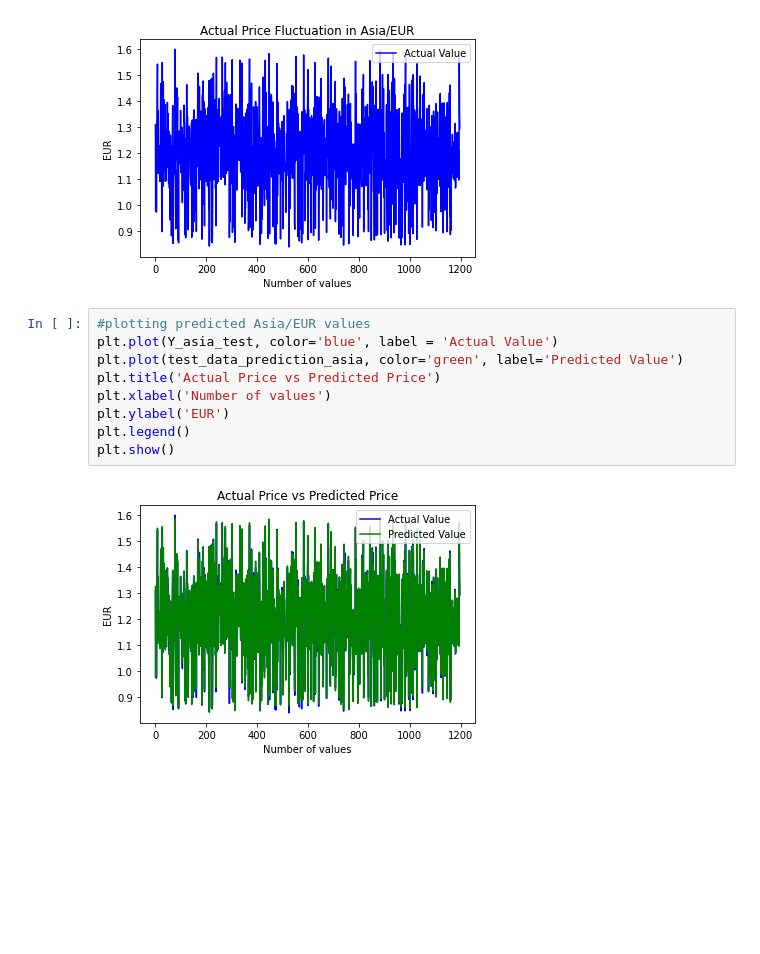
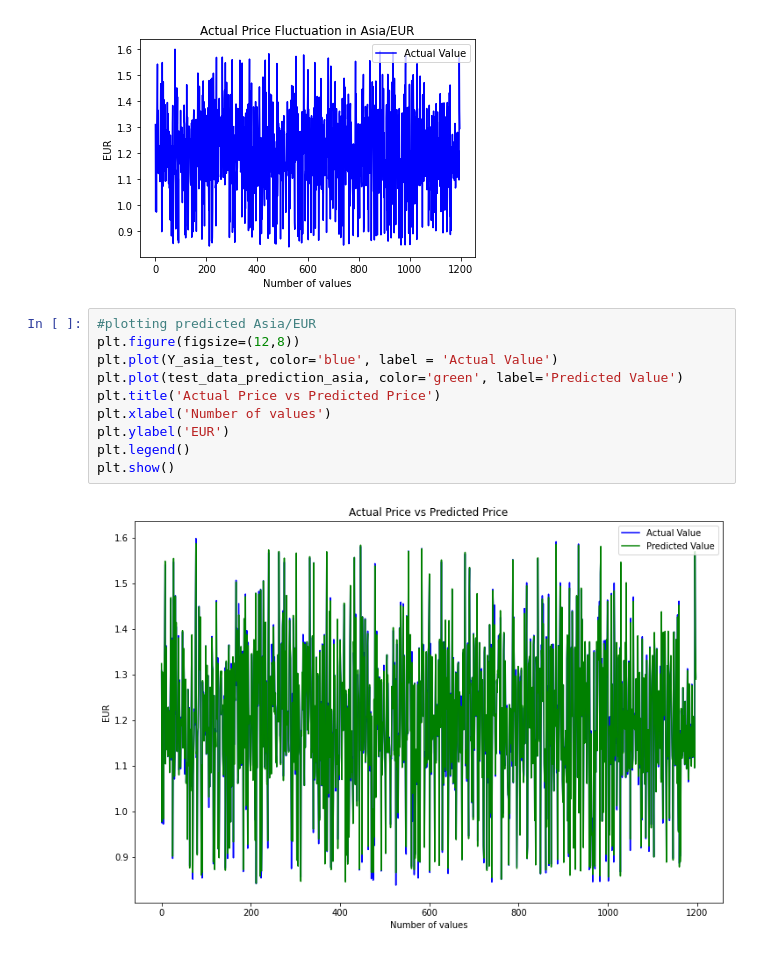
Before and after one commit to TharinduBalasooriya/ML_Assignment2_IT19122656_IT18408584_IT19193632_IT19170008, a Jupyter notebook: EURO_FOREX_RATE_PREDICTION.ipynb, the cells around one changed output. Cells and saved outputs as stored; diff of their text form; blank space fills up the shorter version.

Commit message:
IT19122656_Vishualizing Actual Values vs Predicted Values

```diff
--- a/EURO_FOREX_RATE_PREDICTION.ipynb
+++ b/EURO_FOREX_RATE_PREDICTION.ipynb
@@ -390,13 +390,14 @@ plt.show()
 # %% [output]
 [figure]
 # %%
-#plotting predicted Asia/EUR values
+#plotting predicted Asia/EUR
+plt.figure(figsize=(12,8))
 plt.plot(Y_asia_test, color='blue', label = 'Actual Value')
 plt.plot(test_data_prediction_asia, color='green', label='Predicted Value')
 plt.title('Actual Price vs Predicted Price')
 plt.xlabel('Number of values')
 plt.ylabel('EUR')
 plt.legend()
 plt.show()
 # %% [output]
-[figure, old version]
+[figure, new version]
```
